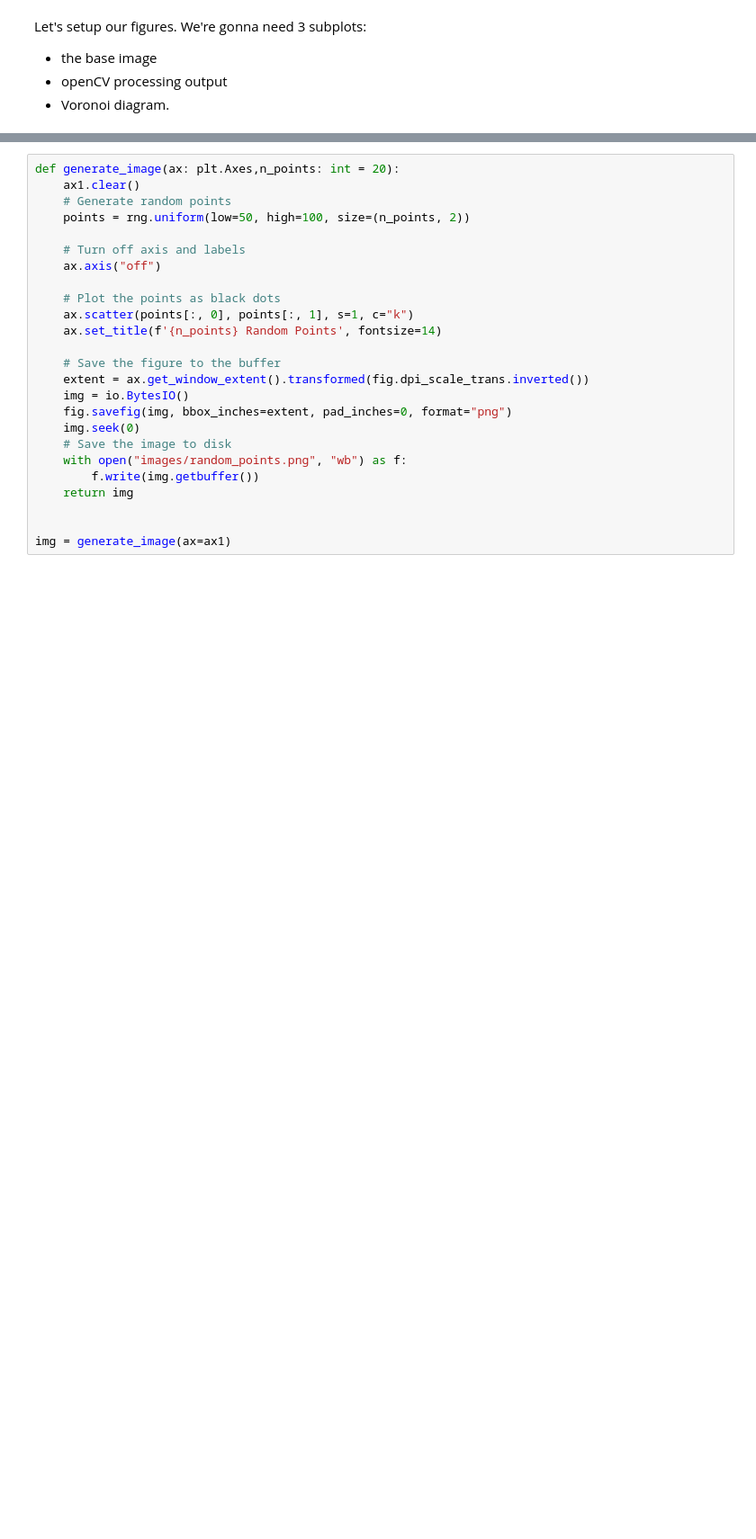
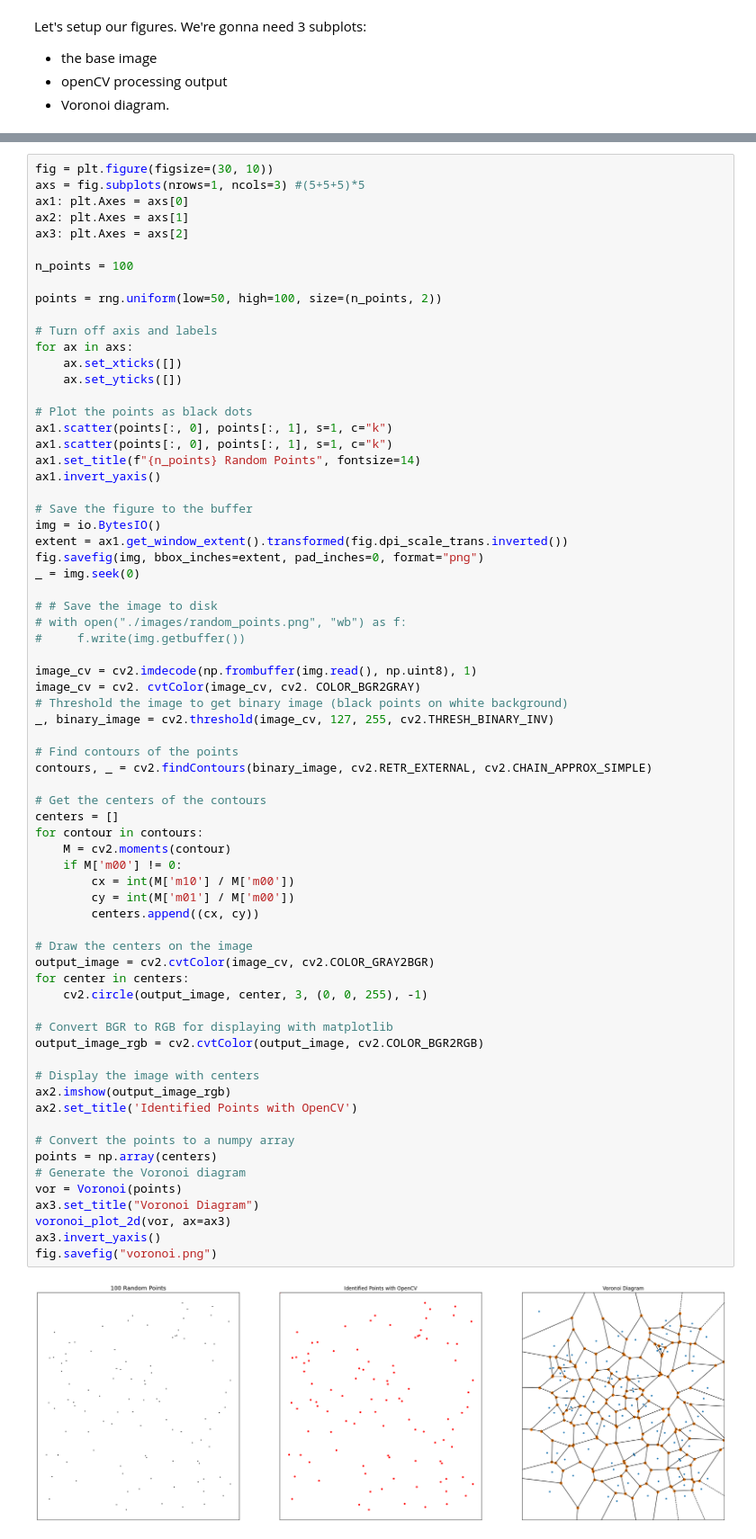
Before and after one commit to Sardonyx001/voronoi.py, a Jupyter notebook: voronoi.ipynb, the cells around one changed output, grey strips where cells are left out. Shown: that part at 90% size. Drawn from its saved outputs; the diff is of its cells as text; blank space fills up the shorter version.

Commit message:
feat: :rocket: add cv2 processing with contours and call scipy for voronoi

```diff
--- a/voronoi.ipynb
+++ b/voronoi.ipynb
@@ -33,25 +23,71 @@ Generate black donts on a white background to use as our base image
 # %%
-def generate_image(ax: plt.Axes,n_points: int = 20):
-    ax1.clear()
-    # Generate random points
-    points = rng.uniform(low=50, high=100, size=(n_points, 2))
+fig = plt.figure(figsize=(30, 10))
+axs = fig.subplots(nrows=1, ncols=3) #(5+5+5)*5
+ax1: plt.Axes = axs[0]
+ax2: plt.Axes = axs[1]
+ax3: plt.Axes = axs[2]
 
-    # Turn off axis and labels
-    ax.axis("off")
+n_points = 100
 
-    # Plot the points as black dots
-    ax.scatter(points[:, 0], points[:, 1], s=1, c="k")
-    ax.set_title(f'{n_points} Random Points', fontsize=14)
+points = rng.uniform(low=50, high=100, size=(n_points, 2))
 
-    # Save the figure to the buffer
-    extent = ax.get_window_extent().transformed(fig.dpi_scale_trans.inverted())
-    img = io.BytesIO()
-    fig.savefig(img, bbox_inches=extent, pad_inches=0, format="png")
-    img.seek(0)
-    # Save the image to disk
-    with open("images/random_points.png", "wb") as f:
-        f.write(img.getbuffer())
-    return img
+# Turn off axis and labels
+for ax in axs:
+    ax.set_xticks([])
+    ax.set_yticks([])
 
+# Plot the points as black dots
+ax1.scatter(points[:, 0], points[:, 1], s=1, c="k")
+ax1.scatter(points[:, 0], points[:, 1], s=1, c="k")
+ax1.set_title(f"{n_points} Random Points", fontsize=14)
+ax1.invert_yaxis()
 
-img = generate_image(ax=ax1)
+# Save the figure to the buffer
+img = io.BytesIO()
+extent = ax1.get_window_extent().transformed(fig.dpi_scale_trans.inverted())
+fig.savefig(img, bbox_inches=extent, pad_inches=0, format="png")
+_ = img.seek(0)
+
+# # Save the image to disk
+# with open("./images/random_points.png", "wb") as f:
+#     f.write(img.getbuffer())
+
+image_cv = cv2.imdecode(np.frombuffer(img.read(), np.uint8), 1)
+image_cv = cv2. cvtColor(image_cv, cv2. COLOR_BGR2GRAY)
+# Threshold the image to get binary image (black points on white background)
+_, binary_image = cv2.threshold(image_cv, 127, 255, cv2.THRESH_BINARY_INV)
+
+# Find contours of the points
+contours, _ = cv2.findContours(binary_image, cv2.RETR_EXTERNAL, cv2.CHAIN_APPROX_SIMPLE)
+
+# Get the centers of the contours
+centers = []
+for contour in contours:
+    M = cv2.moments(contour)
+    if M['m00'] != 0:
+        cx = int(M['m10'] / M['m00'])
+        cy = int(M['m01'] / M['m00'])
+        centers.append((cx, cy))
+
+# Draw the centers on the image
+output_image = cv2.cvtColor(image_cv, cv2.COLOR_GRAY2BGR)
+for center in centers:
+    cv2.circle(output_image, center, 3, (0, 0, 255), -1)
+
+# Convert BGR to RGB for displaying with matplotlib
+output_image_rgb = cv2.cvtColor(output_image, cv2.COLOR_BGR2RGB)
+
+# Display the image with centers
+ax2.imshow(output_image_rgb)
+ax2.set_title('Identified Points with OpenCV')
+
+# Convert the points to a numpy array
+points = np.array(centers)
+# Generate the Voronoi diagram
+vor = Voronoi(points)
+ax3.set_title("Voronoi Diagram")
+voronoi_plot_2d(vor, ax=ax3)
+ax3.invert_yaxis()
+fig.savefig("voronoi.png")
+# %% [output]
+[figure, added]
```
Also changed, not shown: parts of 3 cells of this notebook.
